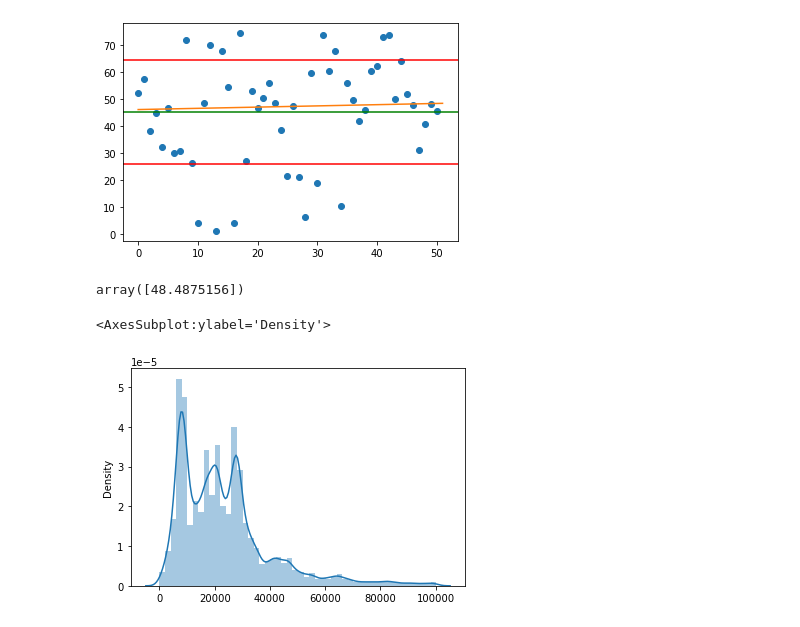
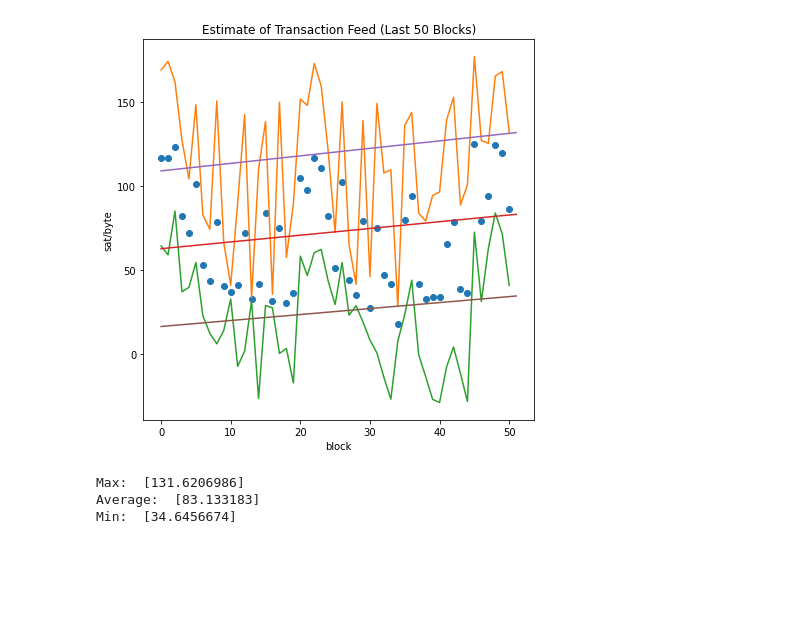
Before and after one commit to tendermonster/pblv2021, a Jupyter notebook: blockchainData.ipynb, the cells around one changed output. Saved outputs shown, nothing was run; the diff lists cells and outputs as text; code cells hidden in the pictures; blank space fills up the shorter version.

```diff
--- a/blockchainData.ipynb
+++ b/blockchainData.ipynb
@@ -65,3 +71,7 @@ pricePerByte = [np.divide(npFees[i],npSizes[i]) for i in range(0,len(npFees))]
 # %%
 iqrFees = [iqr(pricePerByte[i]) for i in range(0,len(pricePerByte))]
+medianFees = [np.median(pricePerByte[i]) for i in range(0,len(pricePerByte))]
+#median + iqr and median -iqr
+mpiqr = [medianFees[i]+iqrFees[i] for i in range(0,len(iqrFees))]
+mmpiqr = [medianFees[i]-iqrFees[i] for i in range(0,len(iqrFees))]
 # %%
@@ -70,9 +81,3 @@ from sklearn.linear_model import LinearRegression
 from sklearn.preprocessing import PolynomialFeatures
 from sklearn.pipeline import make_pipeline
 from sklearn.metrics import r2_score
-# %%
-iqrFees=np.array(iqrFees)
-iqrFees = iqrFees.reshape(-1, 1)
-y_train, y_test = train_test_split(iqrFees, test_size=0.3, random_state=0)
-x_train = np.array(list(range(0,len(y_train)))).reshape(-1,1)
-x_test = np.array(list(range(0,len(y_test)))).reshape(-1,1)
@@ -79,24 +97,34 @@ x_test = np.array(list(range(0,len(y_test)))).reshape(-1,1)
 # %%
-degree=1
-linReg=make_pipeline(PolynomialFeatures(degree),LinearRegression());
-linReg.fit(x_train,y_train);
-linReg.score(x_test,y_test);
+#estimate median
+avgFeeMod = estimateLinReg(medianFees,1)
+#estimate iqr+
+maxFeeMod = estimateLinReg(mpiqr,1)
+#estimate iqr-
+minFeeMod = estimateLinReg(mmpiqr,1)
 # %%
-yPred = linReg.predict(np.array(list(range(0,len(iqrFees)+1))).reshape(-1,1))
+avgFee = avgFeeMod.predict(np.array(list(range(0,len(medianFees)+1))).reshape(-1,1))
+maxFee = maxFeeMod.predict(np.array(list(range(0,len(mpiqr)+1))).reshape(-1,1))
+minFee = minFeeMod.predict(np.array(list(range(0,len(mmpiqr)+1))).reshape(-1,1))
 # %%
-plt.plot(iqrFees,'o')
-#plt.plot(maxfee)
-#plt.plot(minfee)
-plt.plot(yPred);
-meanp=np.mean(iqrFees);
-plt.axhline(y=meanp,color='g')
-stdp = np.std(iqrFees);
-plt.axhline(y=meanp+stdp,color='r');
-plt.axhline(y=meanp-stdp,color='r');
+plt.figure(figsize=(7,7))
+plt.title("Estimate of Transaction Feed (Last 50 Blocks)")
+plt.ylabel("sat/byte")
+plt.xlabel("block")
+#plt.grid(True)
+plt.plot(medianFees,'o')
+plt.plot(mpiqr)
+plt.plot(mmpiqr)
+plt.plot(avgFee);
+plt.plot(maxFee);
+plt.plot(minFee);
 # %% [output]
-[figure, old version]
+[figure, new version]
 # %%
-#prediction for next block
-yPred[-1]
+#Recommended Transcation cost for next block
+print("Max: ",maxFee[-1])
+print("Average: ",avgFee[-1])
+print("Min: ",minFee[-1])
 # %% [output]
-array([48.4875156])
+Max:  [131.6206986]
+Average:  [83.133183]
+Min:  [34.6456674]
@@ -117,13 +130,0 @@ merged = list(itertools.chain(*allFees))
-# %%
-#Vermutung das medians normalverteilt sind
-import itertools
-import seaborn as sns;
-from numpy import inf
-from scipy.stats import norm
-from scipy.stats import lognorm
-from scipy.stats import mielke
-allFeesChained = sorted(list(itertools.chain.from_iterable(allFees)))
-sns.distplot(allFeesChained[:-5000])
-# %% [output]
-<AxesSubplot:ylabel='Density'>
-[figure, removed]
```
Also changed, not shown: parts of 12 cells of this notebook.
